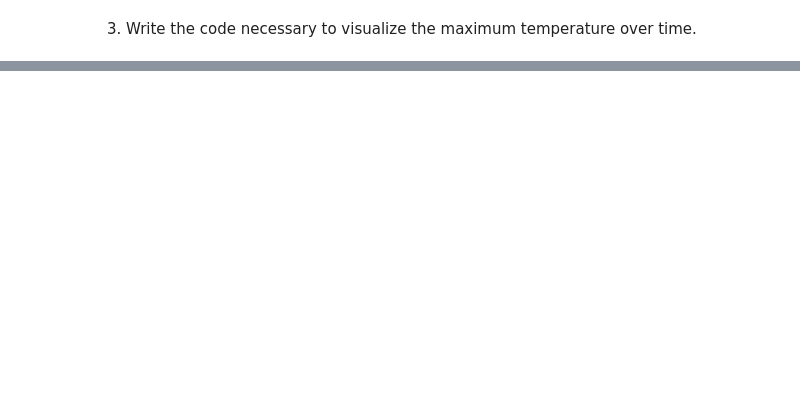
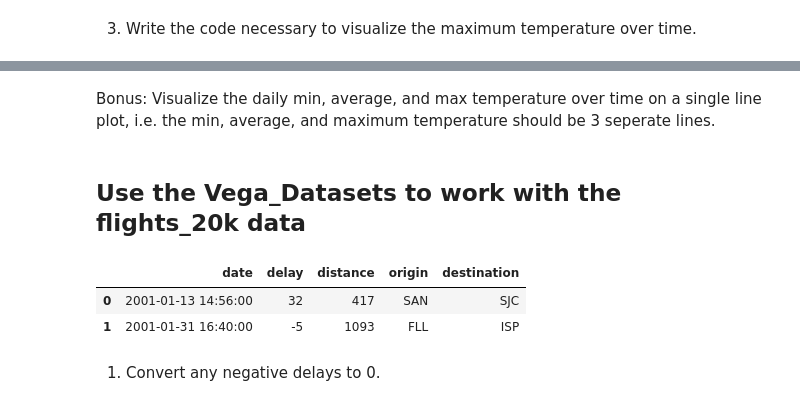
Before and after one commit to noahmelngailis/ds-methodologies-exercises, a Jupyter notebook: time_series/prepare_exercises.ipynb, the cells around one changed output, grey strips where cells are left out. Cells and saved outputs as stored; diff of their text form; code cells hidden in the pictures; blank space fills up the shorter version.

```diff
--- a/time_series/prepare_exercises.ipynb
+++ b/time_series/prepare_exercises.ipynb
@@ -136,0 +257,14 @@ df = data.sf_temps()
+# %% [markdown]
+Bonus: Visualize the daily min, average, and max temperature over time on a single line plot, i.e. the min, average, and maximum temperature should be 3 seperate lines.
+# %% [markdown]
+## Use the Vega_Datasets to work with the flights_20k data
+# %%
+df = data.flights_20k()
+# %%
+df.head(2)
+# %% [output]
+|  | date | delay | distance | origin | destination |
+| 0 | 2001-01-13 14:56:00 | 32 | 417 | SAN | SJC |
+| 1 | 2001-01-31 16:40:00 | -5 | 1093 | FLL | ISP |
+# %% [markdown]
+1. Convert any negative delays to 0.
```
Also changed, not shown: parts of 28 cells of this notebook.
